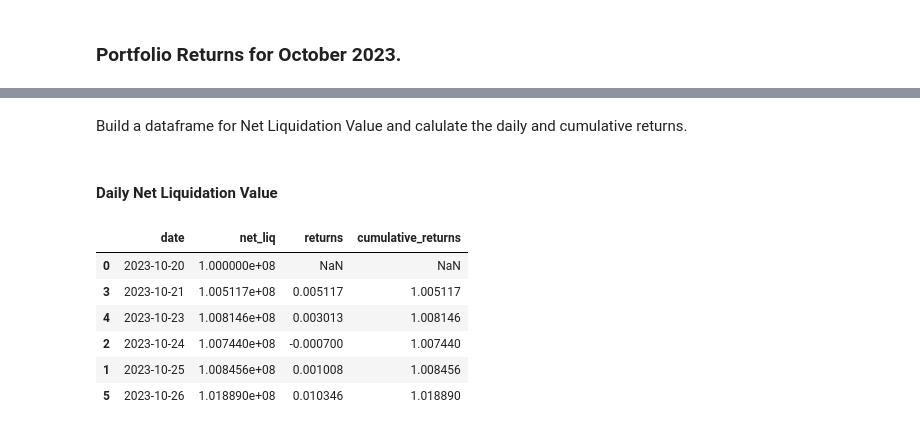
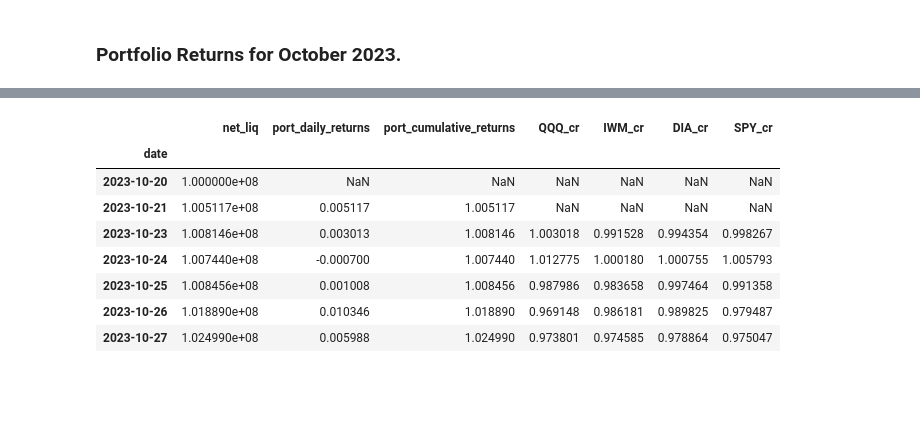
Before and after one commit to realspeculator/portfolio, a Jupyter notebook: 2023_10_Portfolio.ipynb, the cells around one changed output, grey strips where cells are left out. Cells and saved outputs as stored; diff of their text form; code cells hidden in the pictures; blank space fills up the shorter version.

```diff
--- a/2023_10_Portfolio.ipynb
+++ b/2023_10_Portfolio.ipynb
@@ -35,2 +13,0 @@ net_liq = orig_net_liq + net_liq
-# %% [markdown]
-Build a dataframe for Net Liquidation Value and calulate the daily and cumulative returns.
@@ -49,12 +14,12 @@ net_liq_df.to_csv("2023_10_portfolio.csv", index=False)
-# %% [markdown]
-#### Daily Net Liquidation Value
-# %%
-net_liq_df
-# %% [output]
-|  | date | net_liq | returns | cumulative_returns |
-| 0 | 2023-10-20 | 1.000000e+08 | NaN | NaN |
-| 3 | 2023-10-21 | 1.005117e+08 | 0.005117 | 1.005117 |
-| 4 | 2023-10-23 | 1.008146e+08 | 0.003013 | 1.008146 |
-| 2 | 2023-10-24 | 1.007440e+08 | -0.000700 | 1.007440 |
-| 1 | 2023-10-25 | 1.008456e+08 | 0.001008 | 1.008456 |
-| 5 | 2023-10-26 | 1.018890e+08 | 0.010346 | 1.018890 |
+# %%
+portfolio.net_liq_df.fillna()
+# %% [output]
+|  | net_liq | port_daily_returns | port_cumulative_returns | QQQ_cr | IWM_cr | DIA_cr | SPY_cr |
+| date |  |  |  |  |  |  |  |
+| 2023-10-20 | 1.000000e+08 | NaN | NaN | NaN | NaN | NaN | NaN |
+| 2023-10-21 | 1.005117e+08 | 0.005117 | 1.005117 | NaN | NaN | NaN | NaN |
+| 2023-10-23 | 1.008146e+08 | 0.003013 | 1.008146 | 1.003018 | 0.991528 | 0.994354 | 0.998267 |
+| 2023-10-24 | 1.007440e+08 | -0.000700 | 1.007440 | 1.012775 | 1.000180 | 1.000755 | 1.005793 |
+| 2023-10-25 | 1.008456e+08 | 0.001008 | 1.008456 | 0.987986 | 0.983658 | 0.997464 | 0.991358 |
+| 2023-10-26 | 1.018890e+08 | 0.010346 | 1.018890 | 0.969148 | 0.986181 | 0.989825 | 0.979487 |
+| 2023-10-27 | 1.024990e+08 | 0.005988 | 1.024990 | 0.973801 | 0.974585 | 0.978864 | 0.975047 |
```
Also changed, not shown: parts of 10 cells of this notebook, 3 other files.
